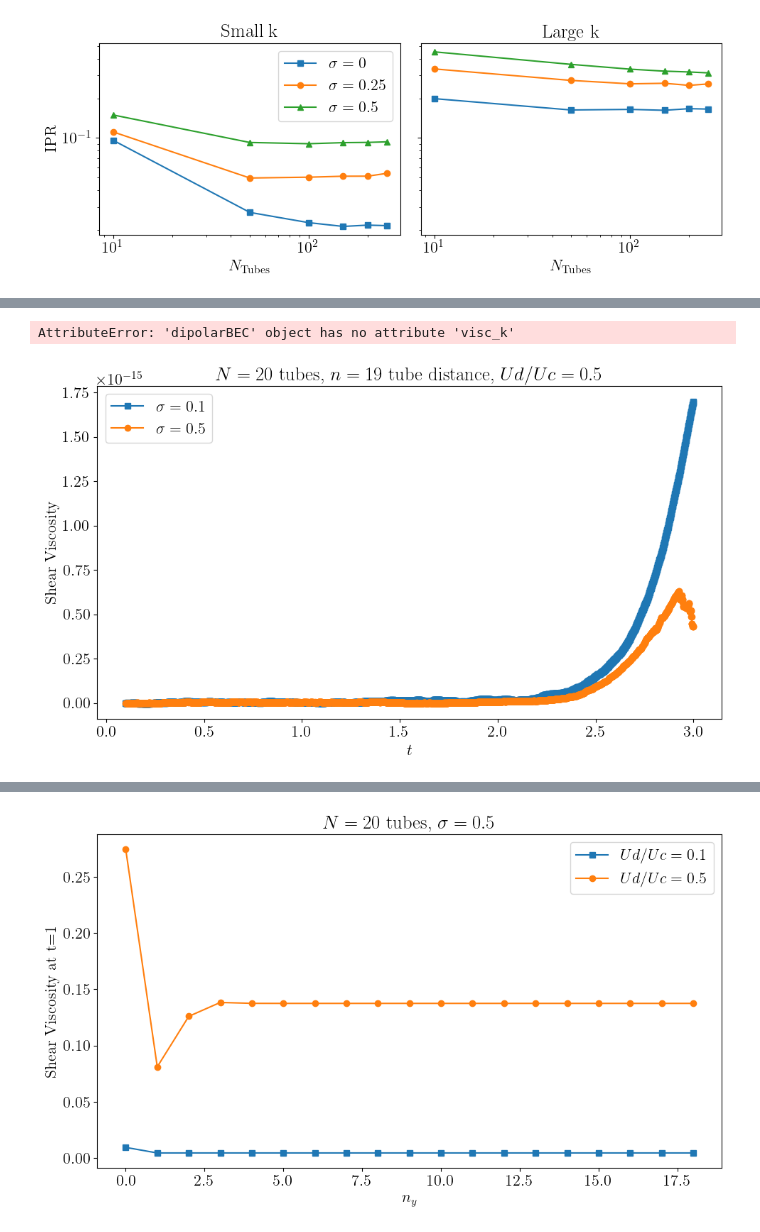
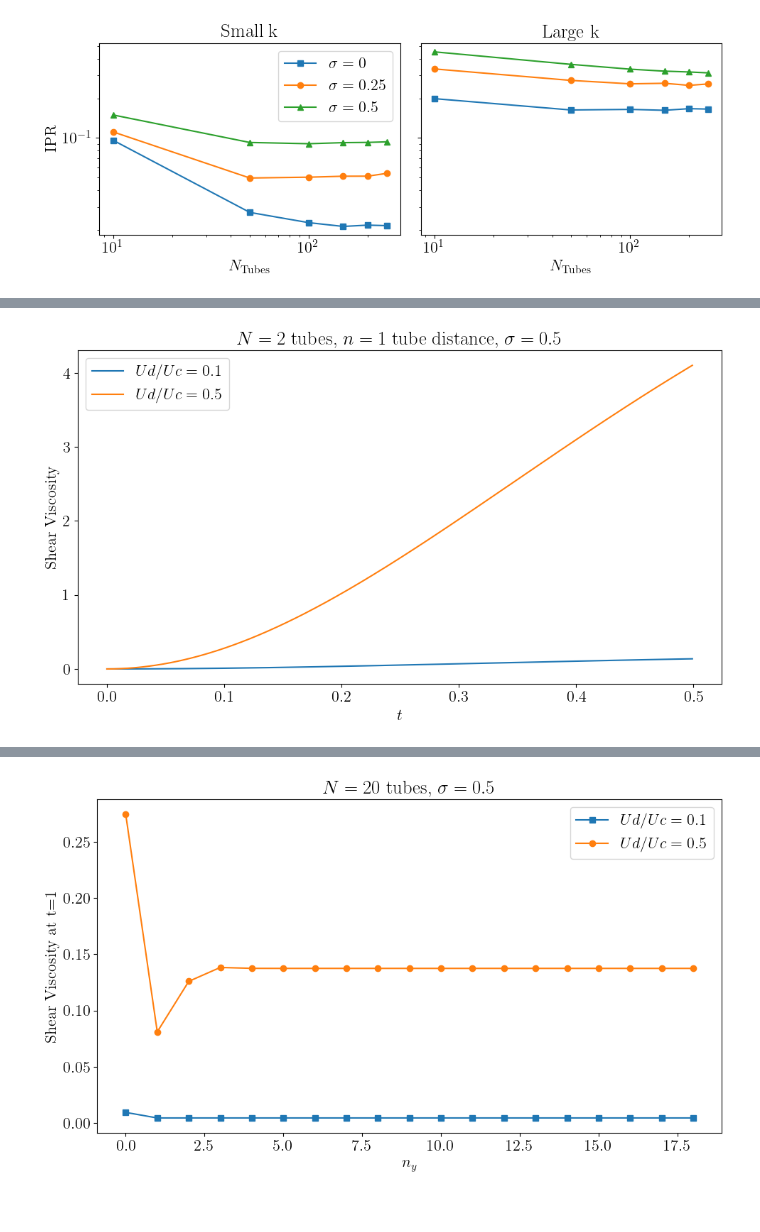
Before and after one commit to ofeypolv/dipbec, a Jupyter notebook: runs.ipynb, the cells around one changed output, grey strips where cells are left out. Saved outputs shown, nothing was run; the diff lists cells and outputs as text; code cells hidden in the pictures.

```diff
--- a/runs.ipynb
+++ b/runs.ipynb
@@ -710,18 +710,18 @@ plt.show()
 # %%
 # viscosity vs t for a fixed Ud/Uc, Ntubes, sigma, ny
 
-Ntubes = 20
+Ntubes = 2
 kx_small = 0.1
-kx_large = 2.0
+kx_large = 5.0
 Uc = 1.0
 Ud_s = 0.1
 Ud_l = 0.5
 Ndisr = 100
 sigma = 0.5
-Nmesh = 10
+Nmesh = 100
 ny = Ntubes-1
 
-tdar = np.arange(0, 3, .001)
+tdar = np.arange(0, 0.5, .001)
 kxar = np.linspace(kx_small, kx_large, Nmesh)
 
 def intg(kxar,far):
@@ -733,45 +733,47 @@ viscs_kx = []
 viscl_t = []
 viscl_kx = []
 
+nb = np.random.uniform(1-sigma, 1+sigma, Ntubes)
+
 for t in tqdm(tdar):
     for kx in tqdm(kxar):
         runs_k = dipolarBEC.dipolarBEC(Ntubes, kx, Uc, Ud_s, Ndisr, sigma)
         runl_k = dipolarBEC.dipolarBEC(Ntubes, kx, Uc, Ud_l, Ndisr, sigma)
-        viscs_kx.append( runs_k.visc_k_time(ny,t,nb_s) )
-        viscl_kx.append( runl_k.visc_k_time(ny,t,nb_l) )
+        viscs_kx.append( runs_k.visc_k_time(ny,t,nb) )
+        viscl_kx.append( runl_k.visc_k_time(ny,t,nb) )
     viscs_t.append( intg(kxar,viscs_kx) )
     viscl_t.append( intg(kxar,viscl_kx) )
-# %% [output]
-AttributeError: 'dipolarBEC' object has no attribute 'visc_k'
 # %%
 plt.figure(figsize=(10,6))
 plt.xlabel(r"$t$")
 plt.ylabel(r"Shear Viscosity")
-plt.plot(tdar, viscs_t, label=r'$Ud/Uc = {}$'.format(Ud_s),  marker='s')
-plt.plot(tdar, viscl_t, label=r'$Ud/Uc = {}$'.format(Ud_l), marker='o')
+plt.plot(tdar, viscs_t, label=r'$Ud/Uc = {}$'.format(Ud_s))
+plt.plot(tdar, viscl_t, label=r'$Ud/Uc = {}$'.format(Ud_l))
 plt.legend(loc='best')
 plt.title(r"$N = {}$ tubes, $n = {}$ tube distance, $\sigma = {}$".format(Ntubes,ny, sigma))
 
 plt.tight_layout()
 plt.savefig(os.path.join(fpath, r'visc_vs_t_2ud.pdf'), format='pdf', bbox_inches='tight') # uncomment to save the figure
 
 
 plt.show()
+# %% [output]
+[figure, added]
 # %%
 # viscosity vs t for a fixed sigma, Ntubes,  Ud/Uc, ny
 
-Ntubes = 20
+Ntubes = 2
 kx_small = 0.1
-kx_large = 2.0
+kx_large = 5.0
 Uc = 1.0
 Ud = 0.5
 Ndisr = 100
 sigma_s = 0.1
 sigma_l = 0.5
-Nmesh = 10
+Nmesh = 100
 ny = Ntubes-1
 
-tdar = np.arange(0.1, 3, 0.001)
+tdar = np.arange(0.1, 0.5, 0.001)
 kxar = np.linspace(kx_small, kx_large, Nmesh)
 
 def intg(kxar,far):
@@ -790,12 +792,10 @@ for t in tqdm(tdar):
     for kx in tqdm(kxar):
         runs_k = dipolarBEC.dipolarBEC(Ntubes, kx, Uc, Ud, Ndisr, sigma_s)
         runl_k = dipolarBEC.dipolarBEC(Ntubes, kx, Uc, Ud, Ndisr, sigma_l)
-        viscs_kx.append( runs_k.visc_k(ny,t) )
-        viscl_kx.append( runl_k.visc_k(ny,t) )
+        viscs_kx.append( runs_k.visc_k_time(ny,t,nb_s) )
+        viscl_kx.append( runl_k.visc_k_time(ny,t,nb_l) )
     viscs_t.append( intg(kxar,viscs_kx) )
     viscl_t.append( intg(kxar,viscl_kx) )
-# %% [output]
-[figure, removed]
 # %%
 plt.figure(figsize=(10,6))
 plt.xlabel(r"$t$")
```
Also changed, not shown: parts of 5 cells of this notebook, 4 other files.
